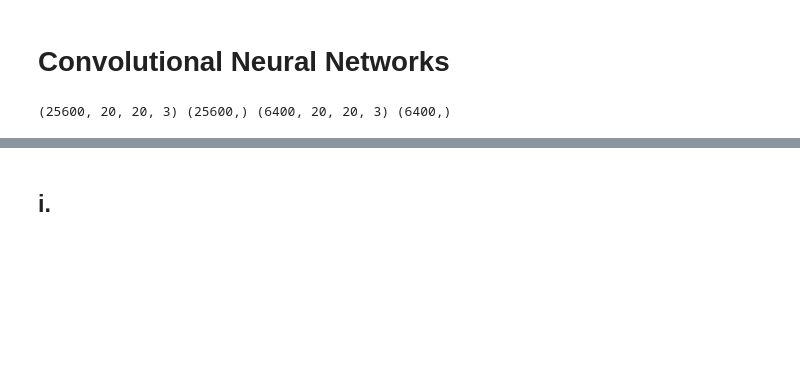
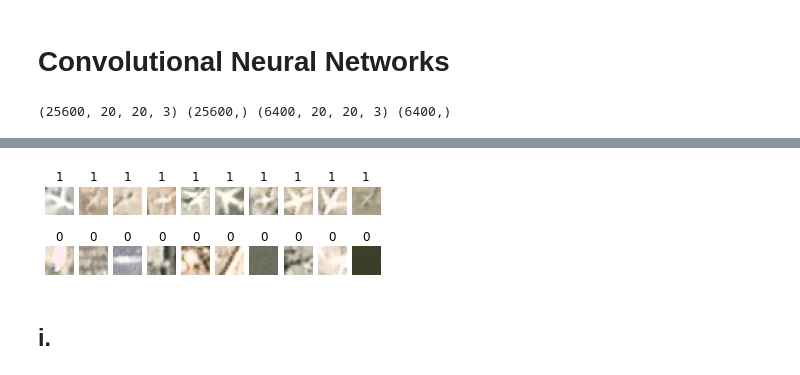
Before and after one commit to David-dmh/DL-PBA3, a Jupyter notebook: DL_PBA3.ipynb, the cells around one changed output, grey strips where cells are left out. Drawn from its saved outputs; the diff is of its cells as text; code cells hidden in the pictures; blank space fills up the shorter version.

```diff
--- a/DL_PBA3.ipynb
+++ b/DL_PBA3.ipynb
@@ -65,2 +74,32 @@ print(x_train_planes.shape, y_train_planes.shape, x_test_planes.shape, y_test_pl
+# %%
+def visualize_data(positive_images, negative_images):
+    figure = plt.figure()
+    count = 0
+    for i in range(positive_images.shape[0]):
+        count += 1
+        figure.add_subplot(2, positive_images.shape[0], count)
+        plt.imshow(positive_images[i, :, :])
+        plt.axis("off")
+        plt.title("1")
+        figure.add_subplot(1, negative_images.shape[0], count)
+        plt.imshow(negative_images[i, :, :])
+        plt.axis("off")
+        plt.title("0")
+
+    plt.show()
+
+N_TO_VISUALIZE = 10
+
+positive_example_indices = (y_train_planes == 1)
+positive_examples = X_train_planes[positive_example_indices, :, :]
+positive_examples = positive_examples[0:N_TO_VISUALIZE, :, :]
+
+negative_example_indices = (y_train_planes == 0)
+negative_examples = X_train_planes[negative_example_indices, :, :]
+negative_examples = negative_examples[0:N_TO_VISUALIZE, :, :]
+
+visualize_data(positive_examples, negative_examples)
+# %% [output]
+[figure, added]
 # %% [markdown]
 ## i.
```
Also changed, not shown: parts of 51 cells of this notebook.
